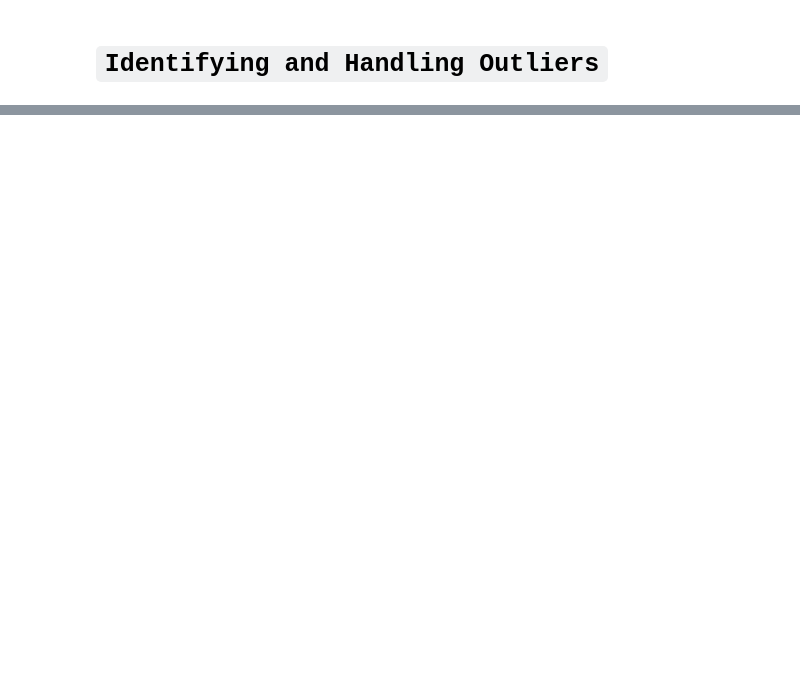
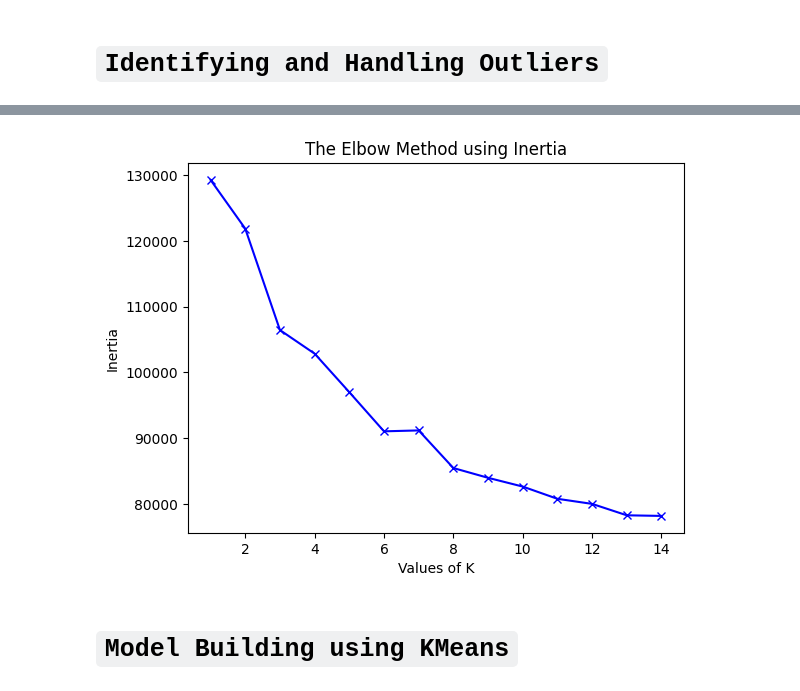
Before and after one commit to prashantpq/Data-Science-Internship, a Jupyter notebook: Week_3/Customer_Segmentation/main.ipynb, the cells around one changed output, grey strips where cells are left out. Cells and saved outputs as stored; diff of their text form; code cells hidden in the pictures; blank space fills up the shorter version.

Commit message:
done with model

```diff
--- a/Week_3/Customer_Segmentation/main.ipynb
+++ b/Week_3/Customer_Segmentation/main.ipynb
@@ -546,0 +566,14 @@ df.shape
+# %%
+# label Encoding
+
+from sklearn.preprocessing import LabelEncoder
+
+# List of categorical columns to encode
+categorical_columns = ['Attrition_Flag','Gender', 'Education_Level', 'Marital_Status', 'Income_Category', 'Card_Category']
+
+# Initialize the LabelEncoder
+le = LabelEncoder()
+
+# Apply Label Encoding to each categorical column
+for col in categorical_columns:
+    df[col] = le.fit_transform(df[col])
@@ -546,0 +598,3 @@ df.shape
+# %%
+scalar=StandardScaler()
+scaled_df = scalar.fit_transform(df)
@@ -546,0 +626,16 @@ df.shape
+# %%
+inertia = []
+range_val = range(1,15)
+for i in range_val:
+    kmean = KMeans(n_clusters=i)
+    kmean.fit_predict(pd.DataFrame(scaled_df))
+    inertia.append(kmean.inertia_)
+plt.plot(range_val,inertia,'bx-')
+plt.xlabel('Values of K')
+plt.ylabel('Inertia')
+plt.title('The Elbow Method using Inertia')
+plt.show()
+# %% [output]
+[figure, added]
+# %% [markdown]
+# `Model Building using KMeans`
```
Also changed, not shown: parts of 30 cells of this notebook, 3 other files.
